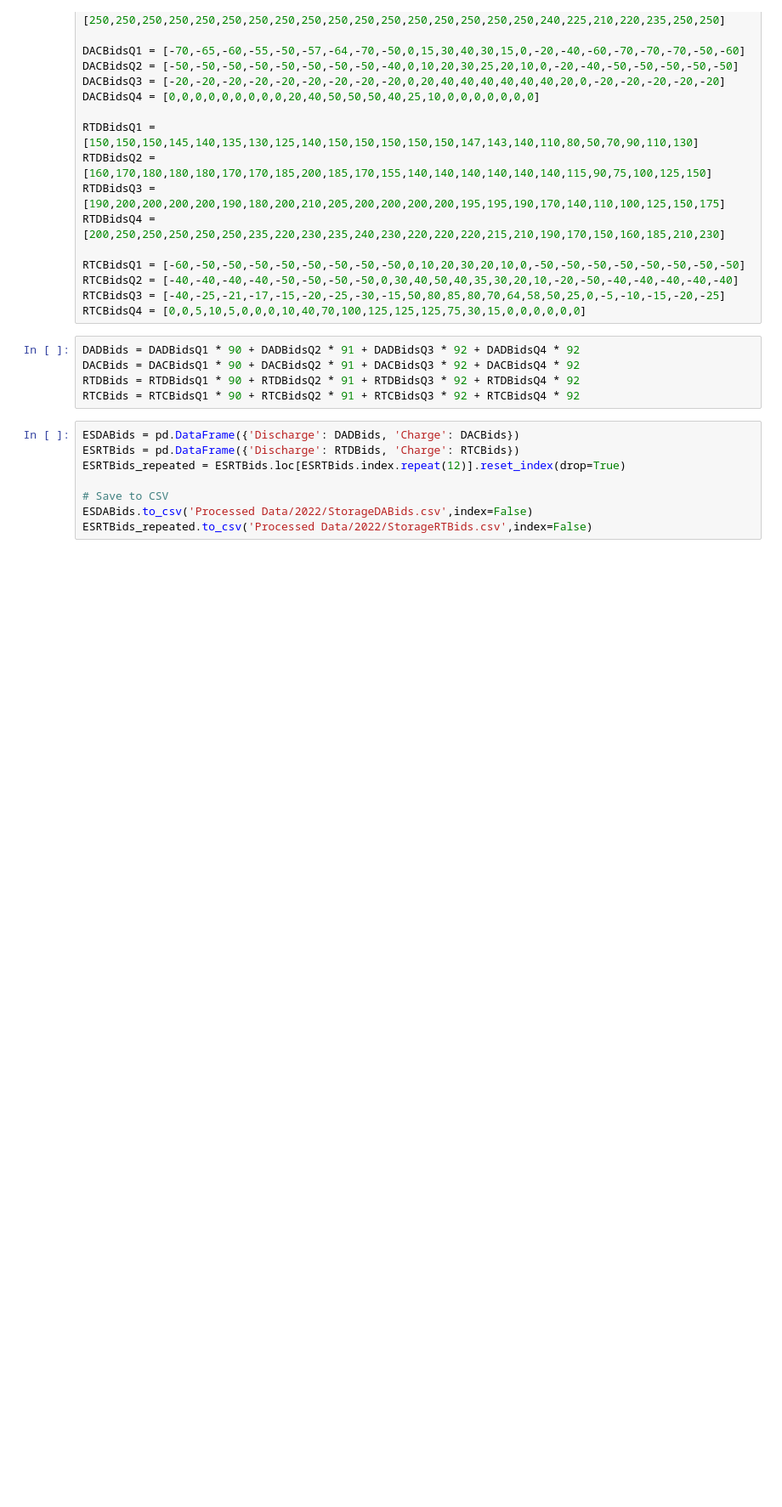
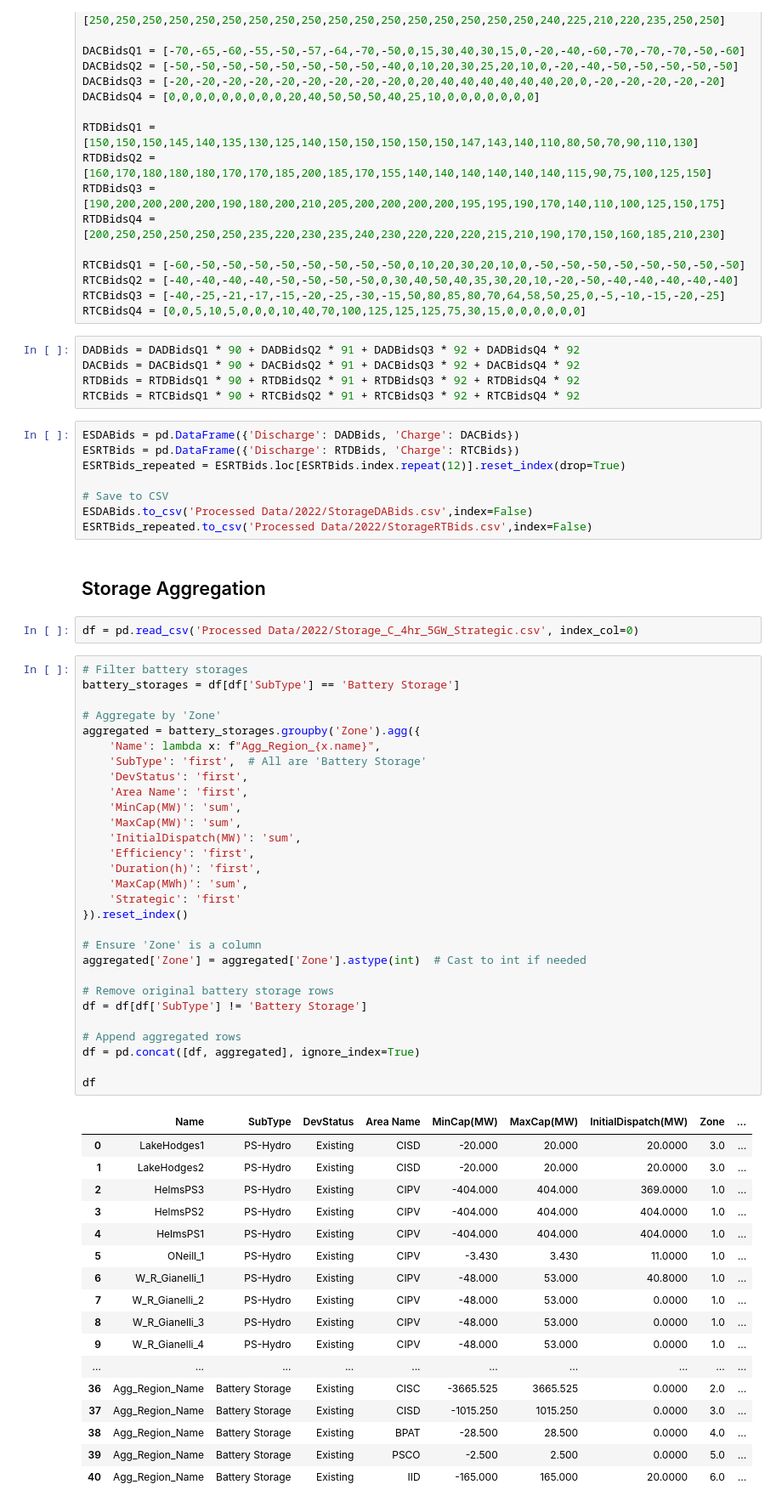
Before and after one commit to niklauskun/STESTS-Archive, a Jupyter notebook: 2032 ADS PCM V2.4.1 Public Data/ADS_Preprocessing_CurrentMiX.ipynb, the cells around one changed output. Shown at 85% size. Cells and saved outputs as stored; diff of their text form; blank space fills up the shorter version.

Commit message:
04222024Update
Aggregate storage cases

```diff
--- a/2032 ADS PCM V2.4.1 Public Data/ADS_Preprocessing_CurrentMiX.ipynb
+++ b/2032 ADS PCM V2.4.1 Public Data/ADS_Preprocessing_CurrentMiX.ipynb
@@ -421,3 +421,54 @@ ESRTBids_repeated = ESRTBids.loc[ESRTBids.index.repeat(12)].reset_index(drop=Tru
 # Save to CSV
 ESDABids.to_csv('Processed Data/2022/StorageDABids.csv',index=False)
 ESRTBids_repeated.to_csv('Processed Data/2022/StorageRTBids.csv',index=False)
+# %% [markdown]
+## Storage Aggregation
+# %%
+df = pd.read_csv('Processed Data/2022/Storage_C_4hr_5GW_Strategic.csv', index_col=0)
+# %%
+# Filter battery storages
+battery_storages = df[df['SubType'] == 'Battery Storage']
+
+# Aggregate by 'Zone'
+aggregated = battery_storages.groupby('Zone').agg({
+    'Name': lambda x: f"Agg_Region_{x.name}",
+    'SubType': 'first',  # All are 'Battery Storage'
+    'DevStatus': 'first',
+    'Area Name': 'first',
+    'MinCap(MW)': 'sum',
+    'MaxCap(MW)': 'sum',
+    'InitialDispatch(MW)': 'sum',
+    'Efficiency': 'first',
+    'Duration(h)': 'first',
+    'MaxCap(MWh)': 'sum',
+    'Strategic': 'first'
+}).reset_index()
+
+# Ensure 'Zone' is a column
+aggregated['Zone'] = aggregated['Zone'].astype(int)  # Cast to int if needed
+
+# Remove original battery storage rows
+df = df[df['SubType'] != 'Battery Storage']
+
+# Append aggregated rows
+df = pd.concat([df, aggregated], ignore_index=True)
+
+df
+# %% [output]
+|  | Name | SubType | DevStatus | Area Name | MinCap(MW) | MaxCap(MW) | InitialDispatch(MW) | Zone | ... |
+| 0 | LakeHodges1 | PS-Hydro | Existing | CISD | -20.000 | 20.000 | 20.0000 | 3.0 | ... |
+| 1 | LakeHodges2 | PS-Hydro | Existing | CISD | -20.000 | 20.000 | 20.0000 | 3.0 | ... |
+| 2 | HelmsPS3 | PS-Hydro | Existing | CIPV | -404.000 | 404.000 | 369.0000 | 1.0 | ... |
+| 3 | HelmsPS2 | PS-Hydro | Existing | CIPV | -404.000 | 404.000 | 404.0000 | 1.0 | ... |
+| 4 | HelmsPS1 | PS-Hydro | Existing | CIPV | -404.000 | 404.000 | 404.0000 | 1.0 | ... |
+| 5 | ONeill_1 | PS-Hydro | Existing | CIPV | -3.430 | 3.430 | 11.0000 | 1.0 | ... |
+| 6 | W_R_Gianelli_1 | PS-Hydro | Existing | CIPV | -48.000 | 53.000 | 40.8000 | 1.0 | ... |
+| 7 | W_R_Gianelli_2 | PS-Hydro | Existing | CIPV | -48.000 | 53.000 | 0.0000 | 1.0 | ... |
+| 8 | W_R_Gianelli_3 | PS-Hydro | Existing | CIPV | -48.000 | 53.000 | 0.0000 | 1.0 | ... |
+| 9 | W_R_Gianelli_4 | PS-Hydro | Existing | CIPV | -48.000 | 53.000 | 0.0000 | 1.0 | ... |
+| ... | ... | ... | ... | ... | ... | ... | ... | ... | ... |
+| 36 | Agg_Region_Name | Battery Storage | Existing | CISC | -3665.525 | 3665.525 | 0.0000 | 2.0 | ... |
+| 37 | Agg_Region_Name | Battery Storage | Existing | CISD | -1015.250 | 1015.250 | 0.0000 | 3.0 | ... |
+| 38 | Agg_Region_Name | Battery Storage | Existing | BPAT | -28.500 | 28.500 | 0.0000 | 4.0 | ... |
+| 39 | Agg_Region_Name | Battery Storage | Existing | PSCO | -2.500 | 2.500 | 0.0000 | 5.0 | ... |
+| 40 | Agg_Region_Name | Battery Storage | Existing | IID | -165.000 | 165.000 | 20.0000 | 6.0 | ... |
```
Also changed, not shown: parts of 2 cells of this notebook, 6 other files.
